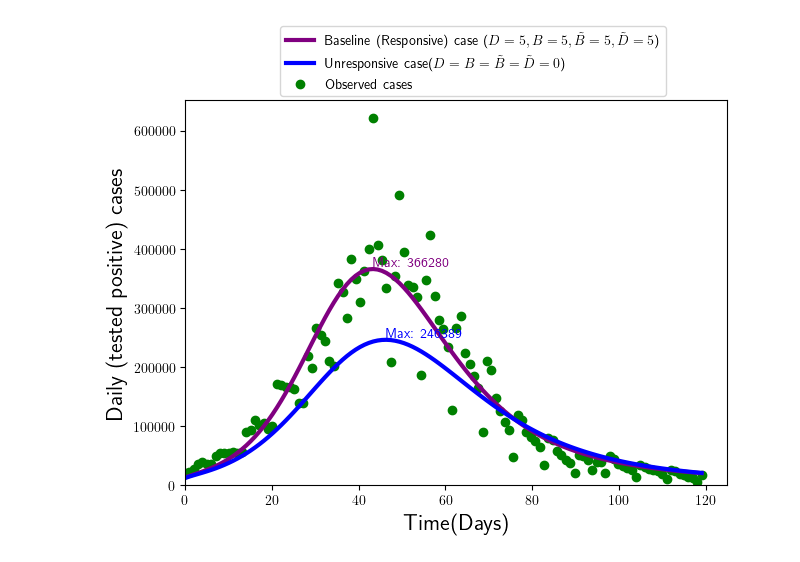
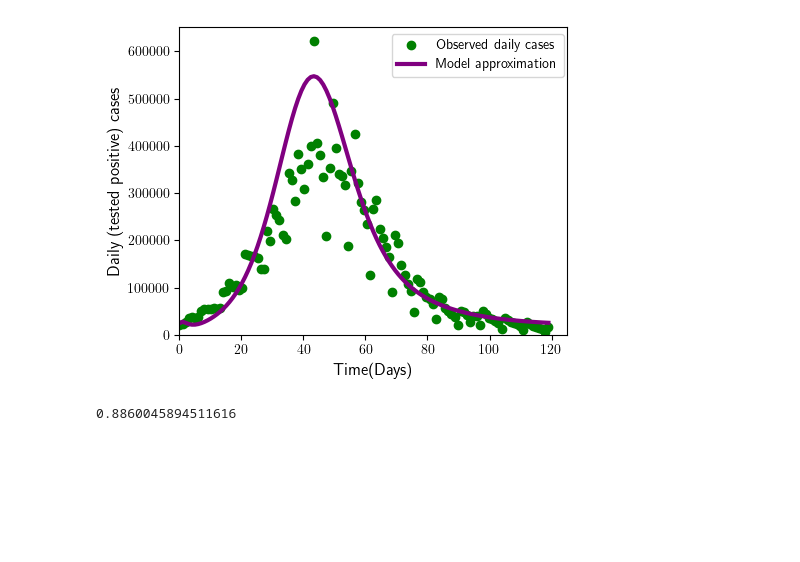
Before and after one commit to UConn-Health-Disease-Modeling/COVID-19-Behavior, a Jupyter notebook: codes/Role_of_parameters_New_fitting_New_BB.ipynb, the cells around one changed output. Saved outputs shown, nothing was run; the diff lists cells and outputs as text; code cells hidden in the pictures; blank space fills up the shorter version.

```diff
--- a/codes/Role_of_parameters_New_fitting_New_BB.ipynb
+++ b/codes/Role_of_parameters_New_fitting_New_BB.ipynb
@@ -8,5 +8,5 @@ from scipy.integrate import simps
 # %%
-Omicron_New_Cases = pd.read_csv('Omicron_wave_Jan_May.csv',parse_dates=['date'],index_col= ['date'],)
+Omicron_New_Cases = pd.read_csv('./Data/Omicron_wave_Jan_May.csv',parse_dates=['date'],index_col= ['date'],)
 NewCases = Omicron_New_Cases['new_cases']
 # %%
 #Fixed parameter values
@@ -36,7 +48,0 @@ Tmax = 0.5; T10 = 0.03; T20 = 0.03    #Tmax is adjusted to have a good fit
-# %%
-# Fitted parameters
-k1=  0.51
-beta1=  0.65
-beta2=  0.39
-xi=  0.99
-d1 =0.000071; d2 = 0.000073;
@@ -64,4 +95,4 @@ S1_0 = NN-(S2_0 + S3_0 + V1_0 + V2_0 + E1_0 + E2_0 + A1_0 + A2_0 + I1_0 + I2_0 +
 # %%
-x0 = [S1_0, S2_0, S3_0, V1_0, V2_0, E1_0, E2_0, A1_0, A2_0, I1_0, I2_0, IT1_0, IT2_0, H_0, R_0, Dth_0, MV_0, MN_0]
+x0 = [S1_0, S2_0, S3_0, V1_0, V2_0, E1_0, E2_0, A1_0, A2_0, I1_0, I2_0, IT1_0, IT2_0, IU1_0, IU2_0, H_0, R_0, Dth_0, MV_0, MN_0,New_cases_0]
 # %%
 t = np.linspace(0,119,119)
@@ -159,28 +197,32 @@ for i in [1,2]:
 # %%
-fig, axs = plt.subplots(figsize=(7,5))
-plt.plot(t,In4,label = fr'Baseline (Responsive) case ($D ={D:.0f}, B ={B:.0f}, \tilde B ={Btilde:.0f}, \tilde D={Dtilde:.0f}$)',color = 'purple', lw =3)
-plt.plot(t,In1, label = r'Unresponsive case($D = B = \tilde{B} =\tilde{D} =0$)' , color = 'blue', lw = 3)
-plt.scatter(t,NewCases, label = r'Observed cases', color = 'green')
-plt.text(t[np.argmax(In1)], Max_In1, f'Max: {Max_In1:.0f}', ha='left', va='bottom', color='blue')
-plt.text(t[np.argmax(In4)], Max_In4, f'Max: {Max_In4:.0f}', ha='left', va='bottom', color='purple')
+fig, axs = plt.subplots(figsize=(5,4))
+B = 2*B
+plt.scatter(t,NewCases, label = 'Observed daily cases', color = 'green')
+plt.plot(t,In4,label = 'Model approximation',color = 'purple', lw =3)
+#plt.plot(t,In1, label = r'Unresponsive case($D = B  =0$)' , color = 'blue', lw = 3)
+
+#plt.text(t[np.argmax(In1)], Max_In1, f'Max: {Max_In1:.0f}', ha='left', va='bottom', color='blue')
+#plt.text(t[np.argmax(In4)], Max_In4, f'Max: {Max_In4:.0f}', ha='left', va='bottom', color='purple')
 plt.xlim(left=0)
 plt.ylim(bottom=0)
-plt.xlabel('Time(Days)', fontsize=16)
-plt.ylabel('Daily (tested positive) cases',fontsize=16)
+plt.xlabel('Time(Days)', fontsize=12)
+plt.ylabel('Daily (tested positive) cases',fontsize=12)
 #plt.title('(a)', loc='left')
-plt.legend(bbox_to_anchor = (0.9,1.21))
+plt.legend(bbox_to_anchor = (0.53,1))
 
 
 # axs[1].plot(t,vacc2, lw=3, color = 'purple', label = 'Baseline case')
 # axs[1].plot(t,vacc1, lw=3, color = 'blue', label = 'Unresponsive case')
 # axs[1].set_xlim(left=0)
 # axs[1].set_ylim(bottom=0)
 # axs[1].set_xlabel('Time(Days)', fontsize=16)
 # axs[1].set_ylabel('Vaccinated people',fontsize=16)
 
 # axs[1].legend()
-plt.savefig('NEWCase2_vacc_dt_T1_T2_F1_F2.png',dpi=600, bbox_inches='tight')
+plt.savefig('Fig4_Daily_cases_approx.pdf',dpi=600, bbox_inches='tight')
+#plt.savefig("Fig6_Daily_cases_approx.eps", format='eps', dpi=400)
+
 plt.show()
 #plt.legend(bbox_to_anchor= (0.6,1.25))
 # %% [output]
-[figure, old version]
+[figure, new version]
@@ -186,0 +248,4 @@ plt.show()
+# %%
+Ef_Rep_function(0.5, 0.5)
+# %% [output]
+0.8860045894511616
```
Also changed, not shown: parts of 10 cells of this notebook, 3 other files.
